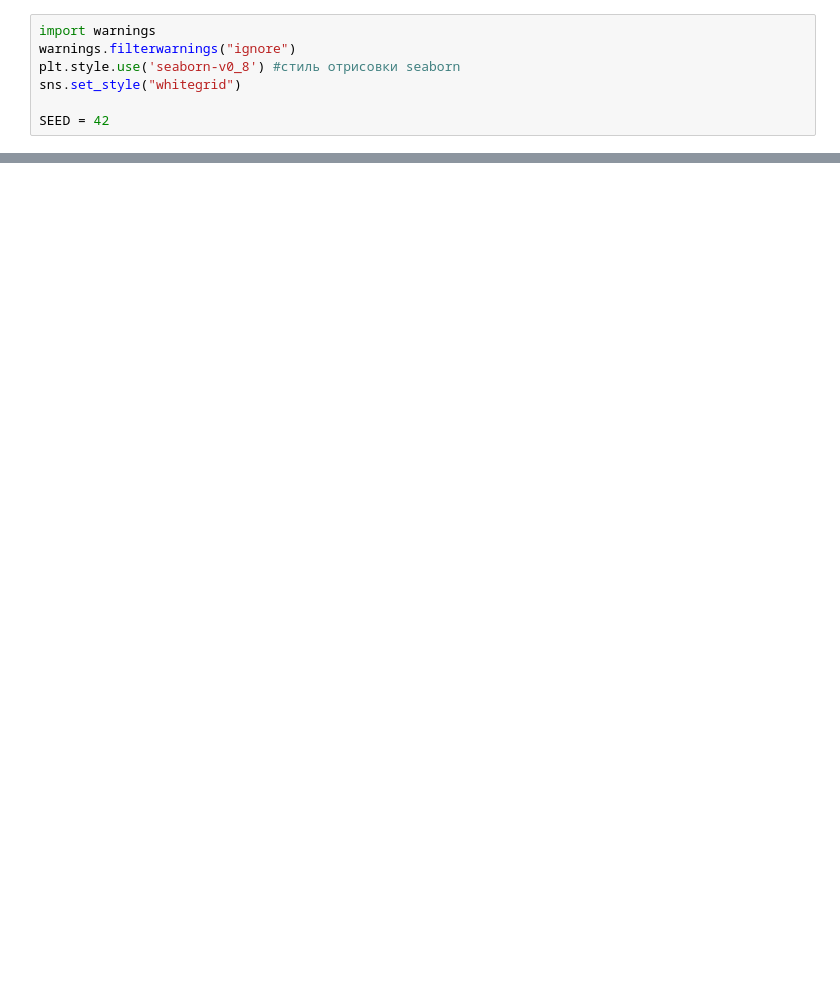
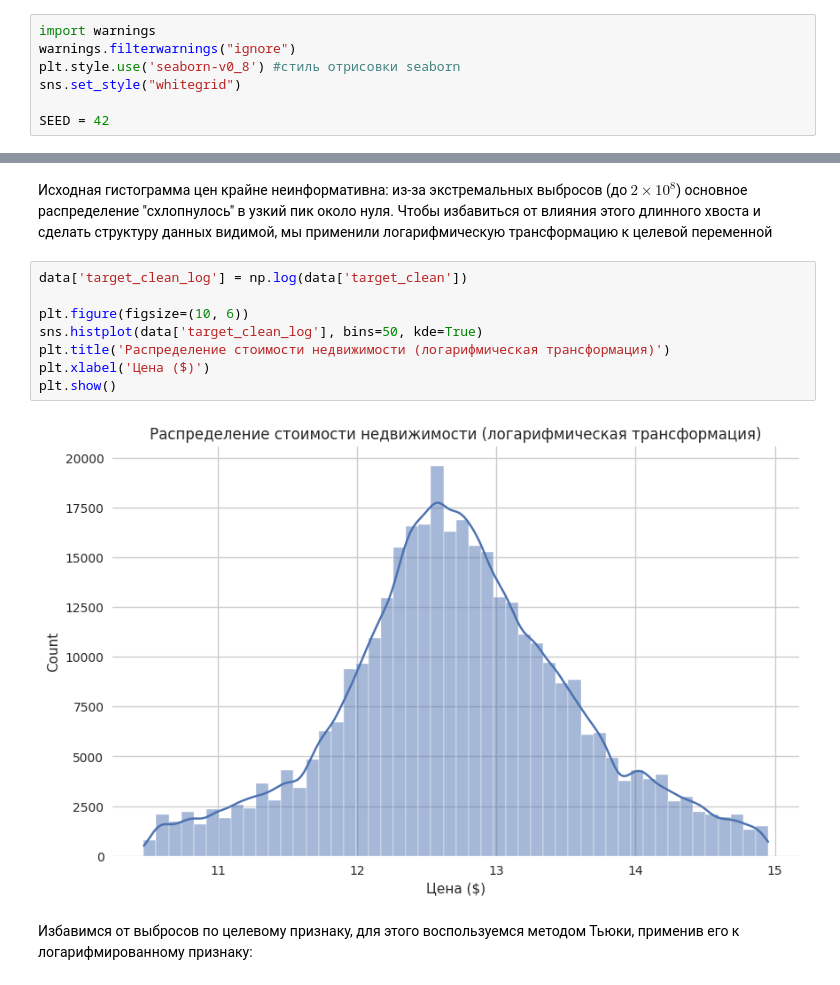
Before and after one commit to st-pavel/project_final_01, a Jupyter notebook: project_final_000.ipynb, the cells around one changed output, grey strips where cells are left out. Cells and saved outputs as stored; diff of their text form; blank space fills up the shorter version.

```diff
--- a/project_final_000.ipynb
+++ b/project_final_000.ipynb
@@ -149,0 +319,14 @@ data.head()
+# %% [markdown]
+Исходная гистограмма цен крайне неинформативна: из-за экстремальных выбросов (до $2 \times 10^8$) основное распределение "схлопнулось" в узкий пик около нуля. Чтобы избавиться от влияния этого длинного хвоста и сделать структуру данных видимой, мы применили логарифмическую трансформацию к целевой переменной
+# %%
+data['target_clean_log'] = np.log(data['target_clean'])
+
+plt.figure(figsize=(10, 6))
+sns.histplot(data['target_clean_log'], bins=50, kde=True)
+plt.title('Распределение стоимости недвижимости (логарифмическая трансформация)')
+plt.xlabel('Цена ($)')
+plt.show()
+# %% [output]
+[figure, added]
+# %% [markdown]
+Избавимся от выбросов по целевому признаку, для этого воспользуемся методом Тьюки, применив его к логарифмированному признаку:
```
Also changed, not shown: parts of 54 cells of this notebook, 9 other files.
